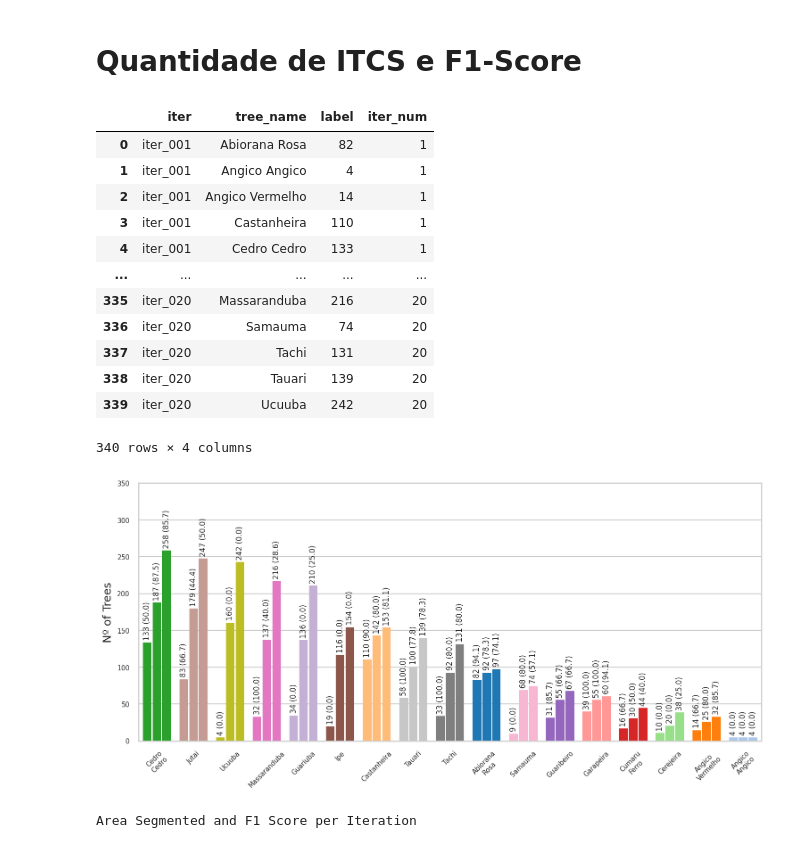
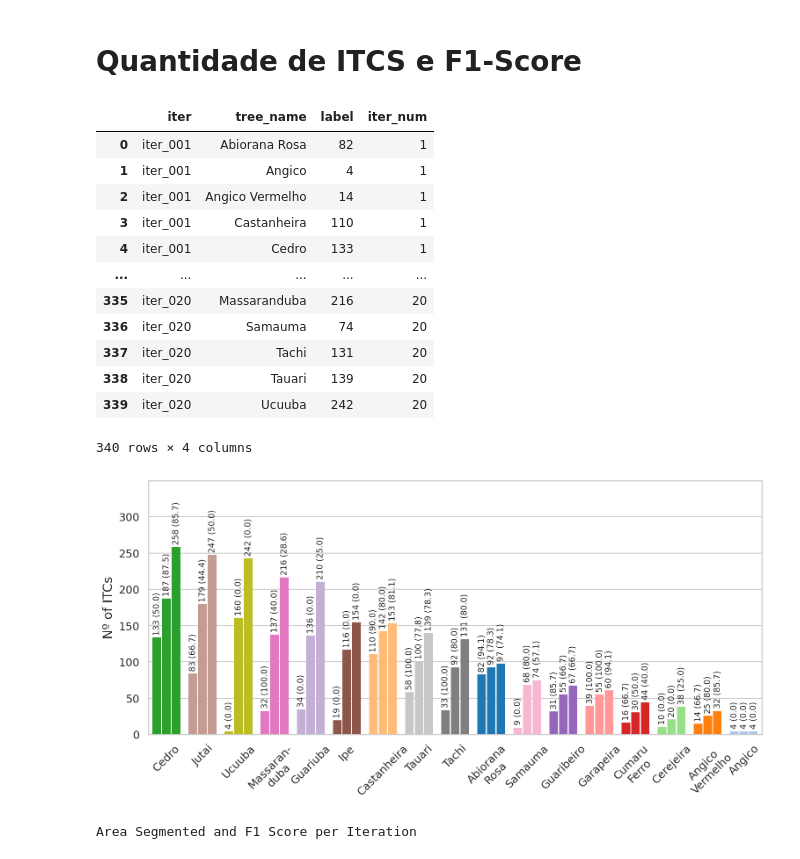
Before and after one commit to Green-AI-Lab-GAIA/multi-task-fcn, a Jupyter notebook: exploration_notebooks/compute_f1_score_based_on_inventory.ipynb, the cells around one changed output. Cells and saved outputs as stored; diff of their text form; code cells hidden in the pictures.

```diff
--- a/exploration_notebooks/compute_f1_score_based_on_inventory.ipynb
+++ b/exploration_notebooks/compute_f1_score_based_on_inventory.ipynb
@@ -72,8 +72,12 @@ DATA_PATH = join(dirname(os.getcwd()), VERSION_FOLDER)
 
 # load args from the version
 args = load_args(join(DATA_PATH, "args.yaml"))
+
+FIG_PATH = join(os.getcwd(), "figures")
 # %%
 id_tree = pd.read_csv(join(INPUT_PATH,"id_trees.csv"), index_col="label_num")["tree_name"].sort_values()
+id_tree.replace({"Angico Angico":"Angico"}, inplace=True)
+id_tree.replace({"Cedro Cedro":"Cedro"}, inplace=True)
 # %%
 TRAIN_GT = read_tiff(args.train_segmentation_path)
 COMP_TRAIN_GT = label(TRAIN_GT)
@@ -91,6 +95,9 @@ df_count_tree_gt["tree_name"] = df_count_tree_gt["tree_type"].map(id_tree)
 # %%
 
 def wrap_text(text, width, break_long_words=False):
+    if "massaranduba" in text.lower():
+        return "Massaran-\nduba"
+
     return textwrap.fill(text, width=width, break_long_words=break_long_words)
 
 def format_y_ticks(value, _):
@@ -445,10 +452,10 @@ df_count_tree
 # %% [output]
 |  | iter | tree_name | label | iter_num |
 | 0 | iter_001 | Abiorana Rosa | 82 | 1 |
-| 1 | iter_001 | Angico Angico | 4 | 1 |
+| 1 | iter_001 | Angico | 4 | 1 |
 | 2 | iter_001 | Angico Vermelho | 14 | 1 |
 | 3 | iter_001 | Castanheira | 110 | 1 |
-| 4 | iter_001 | Cedro Cedro | 133 | 1 |
+| 4 | iter_001 | Cedro | 133 | 1 |
 | ... | ... | ... | ... | ... |
 | 335 | iter_020 | Massaranduba | 216 | 20 |
 | 336 | iter_020 | Samauma | 74 | 20 |
@@ -510,51 +517,56 @@ for i, bar in enumerate(ax.patches):
         break
 
 ax.tick_params(axis='x', rotation=45)
-ax.set_xticklabels([wrap_text(label.get_text(), 9, False) for label in ax.get_xticklabels()])
+ax.set_xticklabels([wrap_text(label.get_text(), 9, False) for label in ax.get_xticklabels()], fontsize=12)
+
+
+# increase fontsize ytickslabels
+ax.set_yticklabels([f"{int(label)}" for label in ax.get_yticks()], fontsize=12)
+
 ax.set_ylim(0, 350)
 
-
+label_fontsize = 9
 ax.bar_label(ax.containers[0],
              labels=f1_score_comp_and_count[f1_score_comp_and_count["iter_num"] == 1].apply(
                  lambda x: f"{x['n_trees']} ({x['f1_score_comp']:.1f})",
                  axis=1),
              label_type='edge',
-             fontsize=8,
+             fontsize=label_fontsize,
              rotation=90,
              padding=3)
 
 ax.bar_label(ax.containers[1],
                 labels=f1_score_comp_and_count[f1_score_comp_and_count["iter_num"] == 8].apply(
                     lambda x: f"{x['n_trees']} ({x['f1_score_comp']:.1f})",
                     axis=1),
                 label_type='edge',
-                fontsize=8,
+                fontsize=label_fontsize,
                 rotation=90,
                 padding=3)
 
 ax.bar_label(ax.containers[2],
                 labels=f1_score_comp_and_count[f1_score_comp_and_count["iter_num"] == 20].apply(
                     lambda x: f"{x['n_trees']} ({x['f1_score_comp']:.1f})",
                     axis=1),
                 label_type='edge',
-                fontsize=8,
+                fontsize=label_fontsize,
                 rotation=90,
                 padding=3)
 # remove legend
 ax.get_legend().remove()
 
 ax.set_xlabel("")
-ax.set_ylabel("Nº of Trees")
+ax.set_ylabel("Nº of ITCs", fontsize=14)
 
 # # save as pdf
-# fig.savefig(
-#     join(FIG_PATH,"n_trees_vs_f1_score_by_tree_comp.pdf"),
-#     format="pdf",
-#     bbox_inches="tight")
+fig.savefig(
+    join(FIG_PATH,"n_trees_vs_f1_by_tree_comp_inventory.pdf"),
+    format="pdf",
+    bbox_inches="tight")
 
 fig.show()
 # %% [output]
-[figure, old version]
+[figure, new version]
 # %%
 df_f1_score_avg = df_f1_comp_by_iter_by_tree.groupby("iter_num", as_index=False)["f1_score"].mean()
 count_tree_by_iter = all_labels_stats.groupby("iter_num", as_index=False)["label"].nunique()
```
Also changed, not shown: parts of 4 cells of this notebook, 28 other files.
